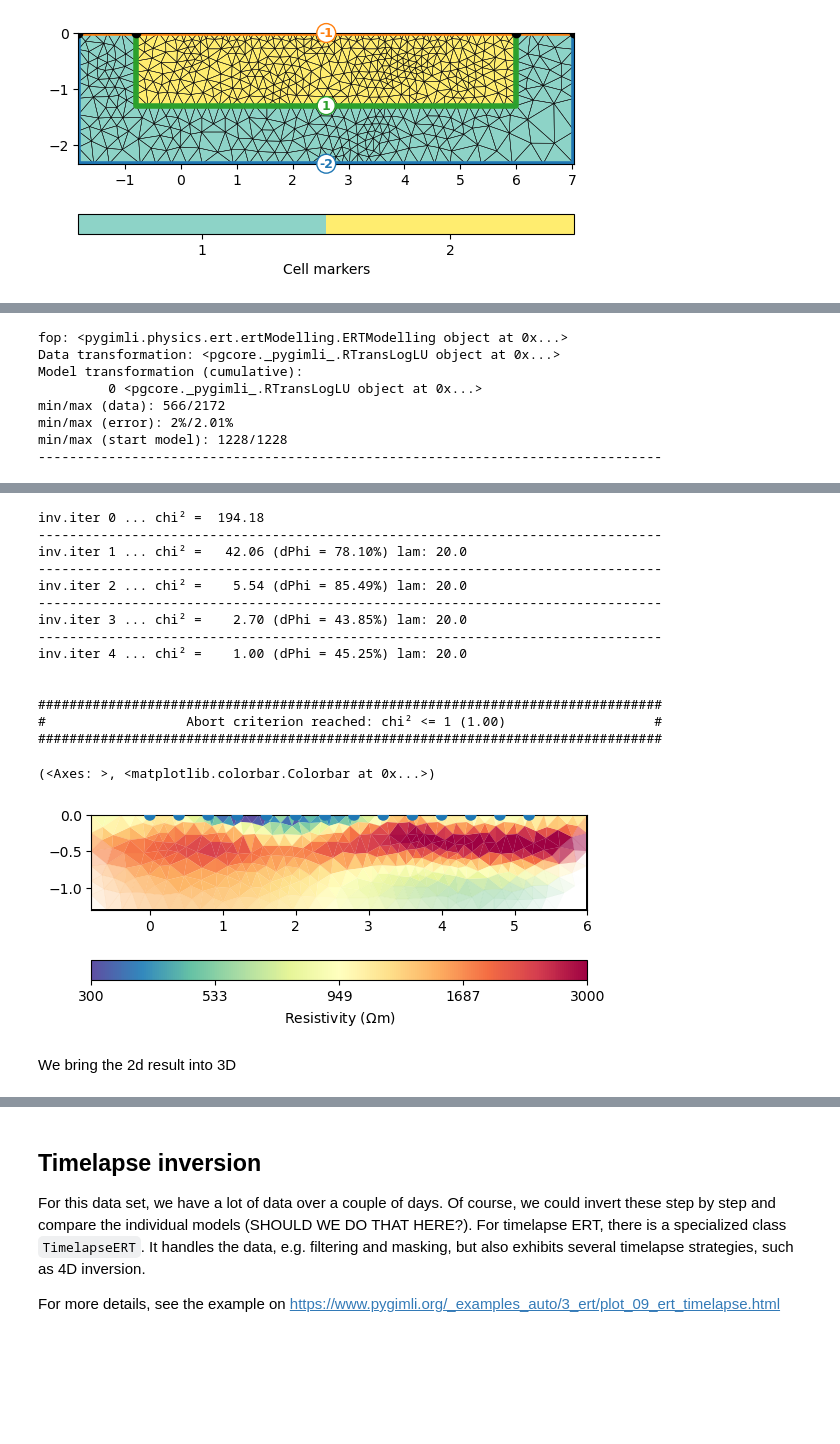
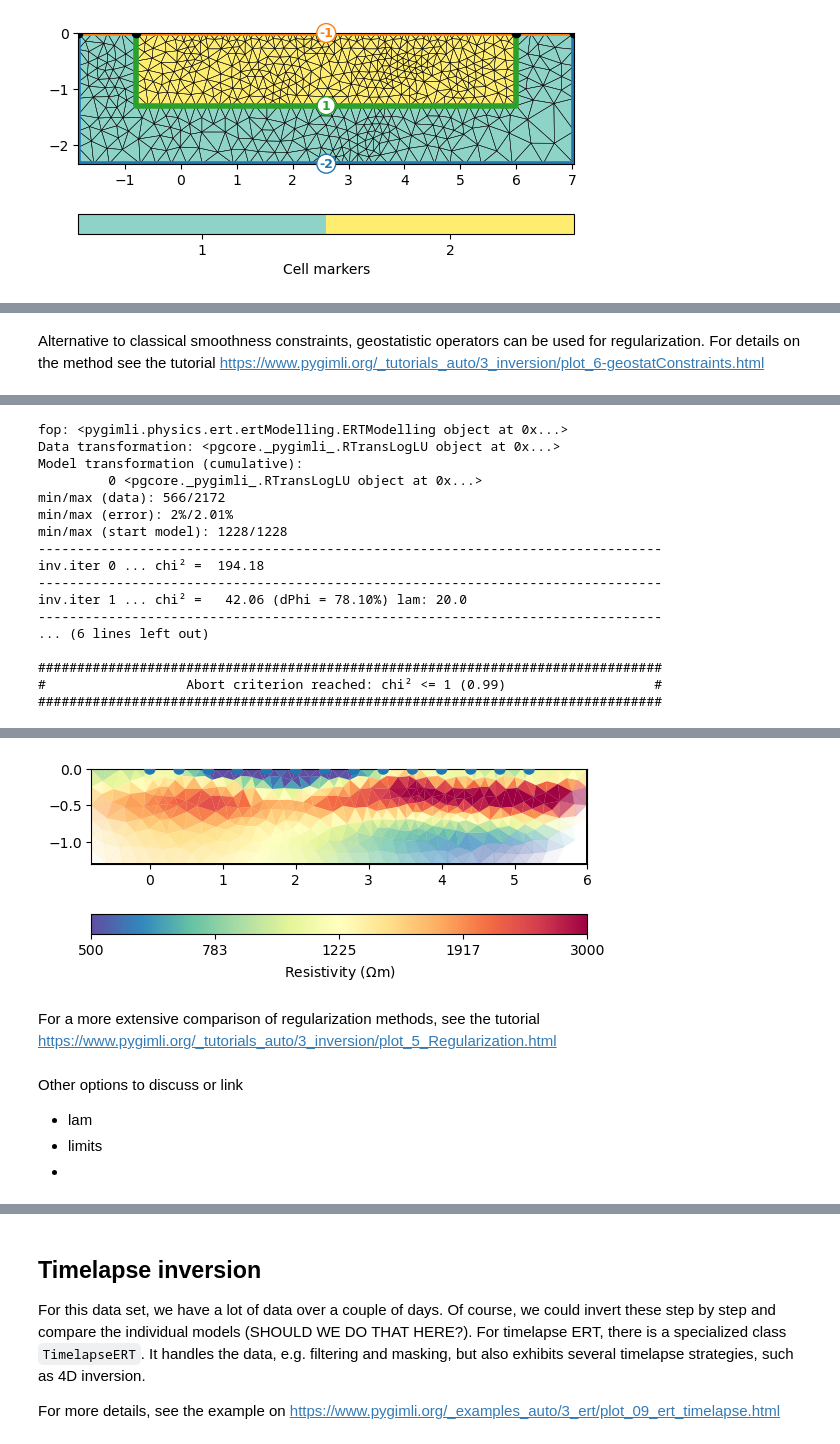
Before and after one commit to gimli-org/SEGwebinar, a Jupyter notebook: data/mulda/story.ipynb, the cells around one changed output, grey strips where cells are left out. Cells and saved outputs as stored; diff of their text form; code cells hidden in the pictures; blank space fills up the shorter version.

```diff
--- a/data/mulda/story.ipynb
+++ b/data/mulda/story.ipynb
@@ -125,6 +125,6 @@ inv.iter 3 ... chi² =    1.65 (dPhi = 1.79%) lam: 20.0
 # %%
 # We show the result using a predefined color-scale
-kw = dict(cMin=300, cMax=3000, cMap="Spectral_r", logScale=True)#,
+kw = dict(cMin=500, cMax=3000, cMap="Spectral_r", logScale=True)#,
         #   xlabel="x (m)", ylabel="z (m)")
 ax, cb = mgr.showResult(**kw)
 # we can further modify the figure using the axis and colorbar handles
@@ -278,5 +262,8 @@ AssertionError
+# %% [markdown]
+Alternative to classical smoothness constraints, geostatistic operators can be used for regularization. For details on the method see the tutorial
+https://www.pygimli.org/_tutorials_auto/3_inversion/plot_6-geostatConstraints.html
 # %%
 mgr.inv.setRegularization(correlationLengths=[1, 0.1])
 mgr.invert(verbose=True)
-mgr.showResult(**kw)
+ax, cb = mgr.showResult(**kw)
 # %% [output]
@@ -292,3 +280,12 @@ min/max (data): 566/2172
 min/max (error): 2%/2.01%
 min/max (start model): 1228/1228
 --------------------------------------------------------------------------------
+inv.iter 0 ... chi² =  194.18
+--------------------------------------------------------------------------------
+inv.iter 1 ... chi² =   42.06 (dPhi = 78.10%) lam: 20.0
+--------------------------------------------------------------------------------
+... (6 lines left out)
+
+################################################################################
+#                  Abort criterion reached: chi² <= 1 (0.99)                   #
+################################################################################
@@ -297,18 +292,8 @@ min/max (start model): 1228/1228
-inv.iter 0 ... chi² =  194.18
---------------------------------------------------------------------------------
-inv.iter 1 ... chi² =   42.06 (dPhi = 78.10%) lam: 20.0
---------------------------------------------------------------------------------
-inv.iter 2 ... chi² =    5.54 (dPhi = 85.49%) lam: 20.0
---------------------------------------------------------------------------------
-inv.iter 3 ... chi² =    2.70 (dPhi = 43.85%) lam: 20.0
---------------------------------------------------------------------------------
-inv.iter 4 ... chi² =    1.00 (dPhi = 45.25%) lam: 20.0
-
-
-################################################################################
-#                  Abort criterion reached: chi² <= 1 (1.00)                   #
-################################################################################
-(<Axes: >, <matplotlib.colorbar.Colorbar at 0x...>)
-[figure, old version]
+[figure, new version]
-# %% [markdown]
-We bring the 2d result into 3D
+# %% [markdown]
+For a more extensive comparison of regularization methods, see the tutorial https://www.pygimli.org/_tutorials_auto/3_inversion/plot_5_Regularization.html
+# %% [markdown]
+Other options to discuss or link
+* lam
+* limits
+*
```
Also changed, not shown: parts of 40 cells of this notebook.
